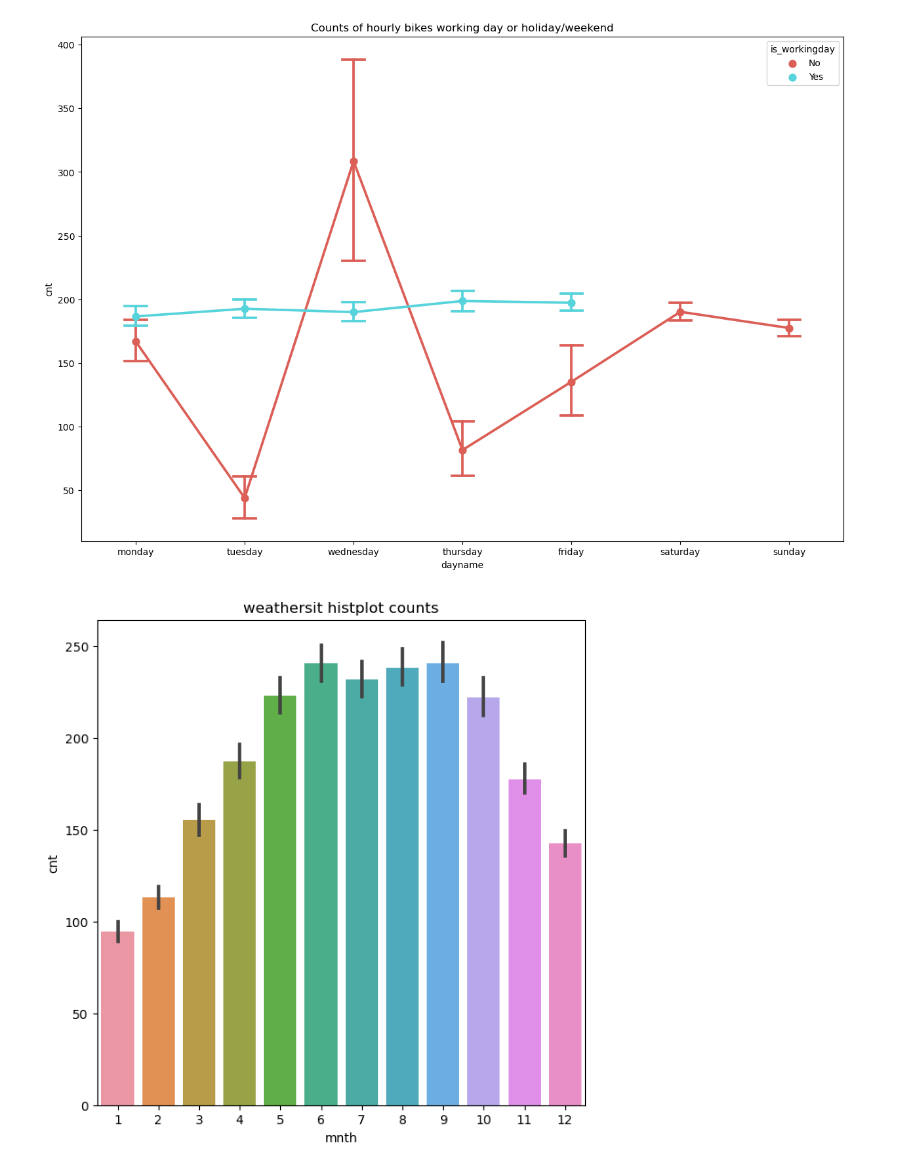
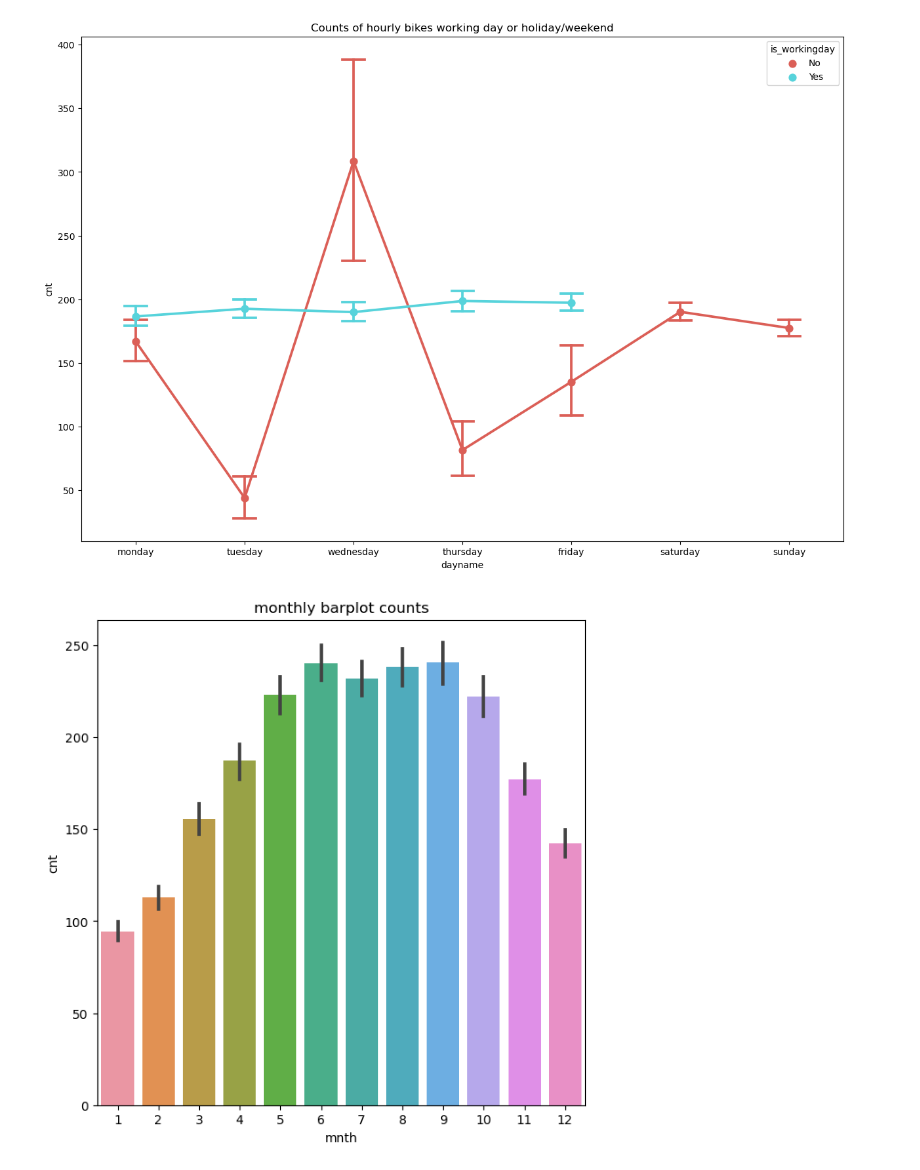
Before and after one commit to cdb8675309/Sprint-1, a Jupyter notebook: P3_S1.ipynb, the cells around one changed output. Cells and saved outputs as stored; diff of their text form; code cells hidden in the pictures.

Commit message:
"More plots"

```diff
--- a/P3_S1.ipynb
+++ b/P3_S1.ipynb
@@ -419,7 +419,7 @@ plt.show()
 # %%
 fig,ax = plt.subplots(figsize=(7,7))
 sns.barplot(data=cabi_hr, x="mnth", y="cnt",)
-ax.set(title="weathersit histplot counts")
+ax.set(title="monthly barplot counts")
 plt.show()
 # %% [output]
-[figure, old version]
+[figure, new version]
```
